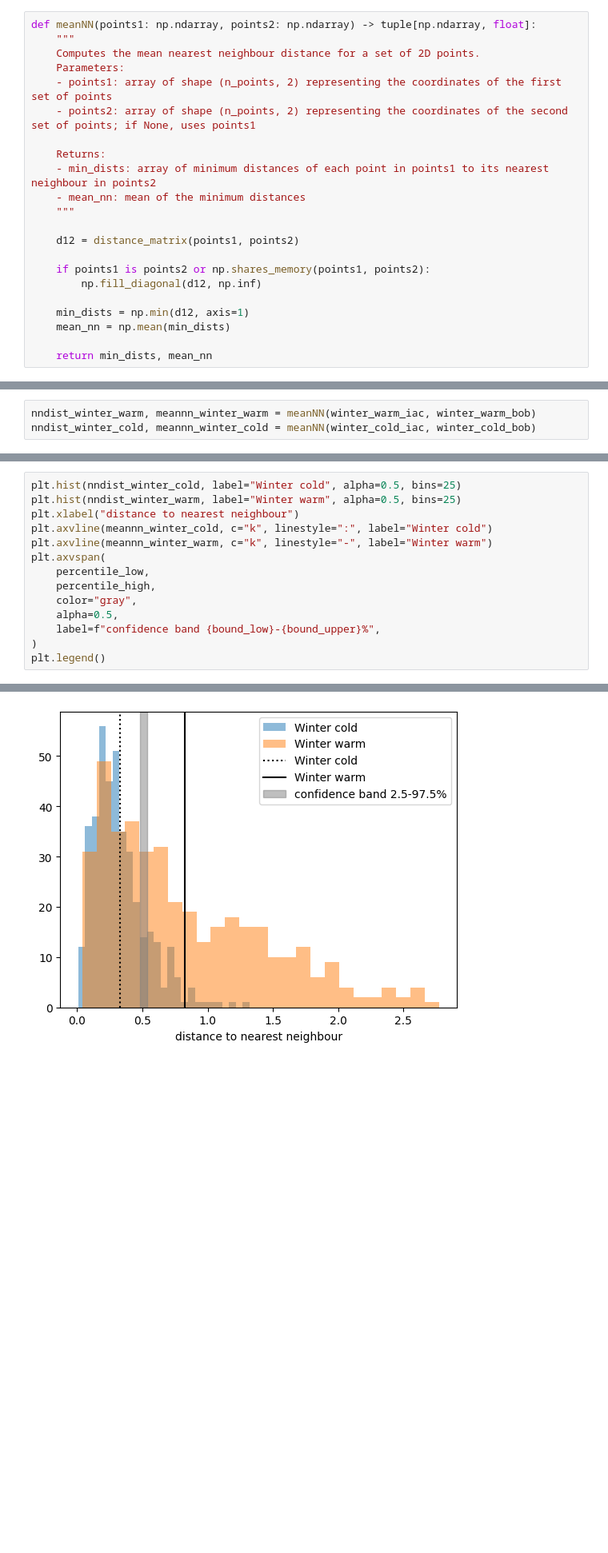
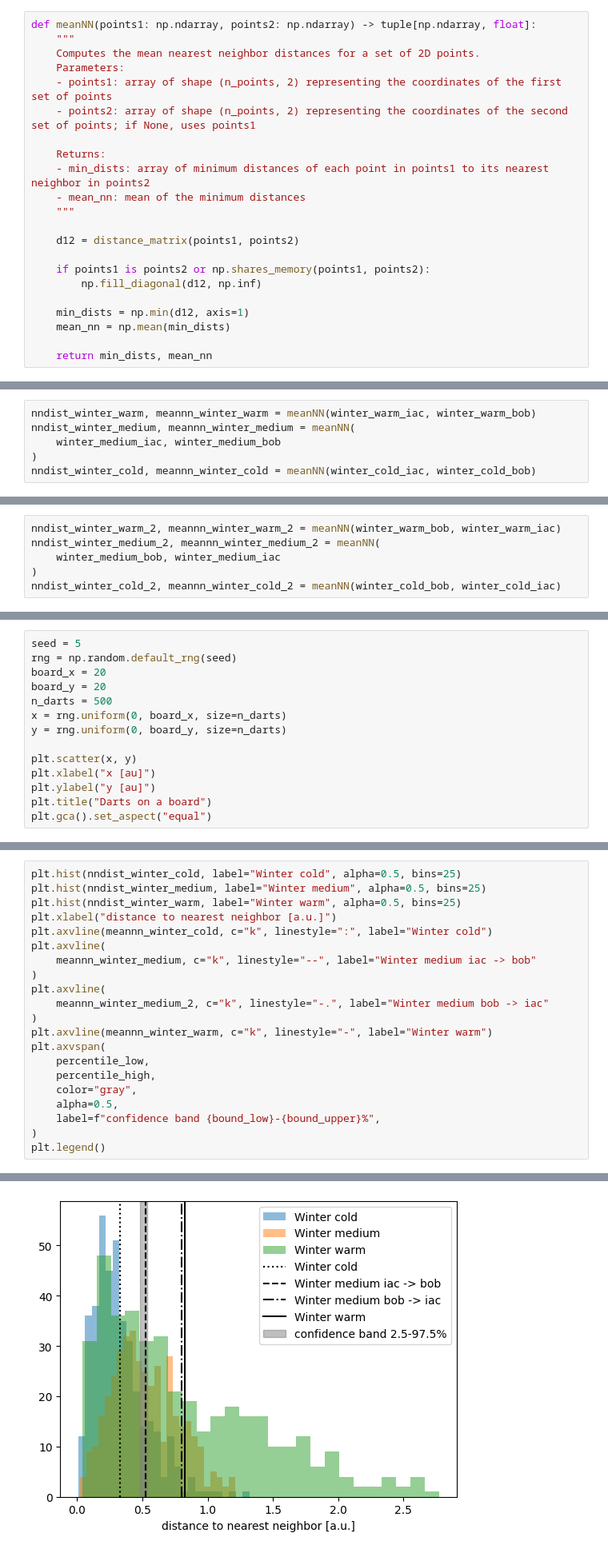
Before and after one commit to tlambert03/bobiac, a Jupyter notebook: content/08_colocalization/object_based_colocalization.ipynb, the cells around one changed output, grey strips where cells are left out. Shown at 80% size. Drawn from its saved outputs; the diff is of its cells as text; blank space fills up the shorter version.

```diff
--- a/content/08_colocalization/object_based_colocalization.ipynb
+++ b/content/08_colocalization/object_based_colocalization.ipynb
@@ -145,13 +153,13 @@ plotloc_2c(winter_warm_iac, winter_warm_bob, title="Winter, warm")
 # %%
 def meanNN(points1: np.ndarray, points2: np.ndarray) -> tuple[np.ndarray, float]:
     """
-    Computes the mean nearest neighbour distance for a set of 2D points.
+    Computes the mean nearest neighbor distances for a set of 2D points.
     Parameters:
     - points1: array of shape (n_points, 2) representing the coordinates of the first set of points
     - points2: array of shape (n_points, 2) representing the coordinates of the second set of points; if None, uses points1
 
     Returns:
-    - min_dists: array of minimum distances of each point in points1 to its nearest neighbour in points2
+    - min_dists: array of minimum distances of each point in points1 to its nearest neighbor in points2
     - mean_nn: mean of the minimum distances
     """
 
@@ -193,6 +201,9 @@ plt.savefig("mean_nn_fall", dpi=300)
 ### Compute Winter samples
 # %%
 nndist_winter_warm, meannn_winter_warm = meanNN(winter_warm_iac, winter_warm_bob)
+nndist_winter_medium, meannn_winter_medium = meanNN(
+    winter_medium_iac, winter_medium_bob
+)
 nndist_winter_cold, meannn_winter_cold = meanNN(winter_cold_iac, winter_cold_bob)
 # %% [markdown]
 ### Plot Winter samples
@@ -208,0 +227,6 @@ plt.legend()
+# %%
+nndist_winter_warm_2, meannn_winter_warm_2 = meanNN(winter_warm_bob, winter_warm_iac)
+nndist_winter_medium_2, meannn_winter_medium_2 = meanNN(
+    winter_medium_bob, winter_medium_iac
+)
+nndist_winter_cold_2, meannn_winter_cold_2 = meanNN(winter_cold_bob, winter_cold_iac)
@@ -569,0 +652,14 @@ plot_nn_function(
+# %%
+seed = 5
+rng = np.random.default_rng(seed)
+board_x = 20
+board_y = 20
+n_darts = 500
+x = rng.uniform(0, board_x, size=n_darts)
+y = rng.uniform(0, board_y, size=n_darts)
+
+plt.scatter(x, y)
+plt.xlabel("x [au]")
+plt.ylabel("y [au]")
+plt.title("Darts on a board")
+plt.gca().set_aspect("equal")
@@ -676,21 +774,28 @@ plt.savefig("dist_nearest_neighbor_confidence_interval")
 #### Winter samples
 # %%
 plt.hist(nndist_winter_cold, label="Winter cold", alpha=0.5, bins=25)
+plt.hist(nndist_winter_medium, label="Winter medium", alpha=0.5, bins=25)
 plt.hist(nndist_winter_warm, label="Winter warm", alpha=0.5, bins=25)
-plt.xlabel("distance to nearest neighbour")
+plt.xlabel("distance to nearest neighbor [a.u.]")
 plt.axvline(meannn_winter_cold, c="k", linestyle=":", label="Winter cold")
+plt.axvline(
+    meannn_winter_medium, c="k", linestyle="--", label="Winter medium iac -> bob"
+)
+plt.axvline(
+    meannn_winter_medium_2, c="k", linestyle="-.", label="Winter medium bob -> iac"
+)
 plt.axvline(meannn_winter_warm, c="k", linestyle="-", label="Winter warm")
 plt.axvspan(
     percentile_low,
     percentile_high,
     color="gray",
     alpha=0.5,
     label=f"confidence band {bound_low}-{bound_upper}%",
 )
 plt.legend()
 # %% [output]
 <matplotlib.legend.Legend at 0x...>
-[figure, old version]
+[figure, new version]
 # %% [markdown]
 ### 6.3 Validate - Nearest neighbor function
 # %% [markdown]
```
Also changed, not shown: parts of 57 cells of this notebook, 12 other files.
